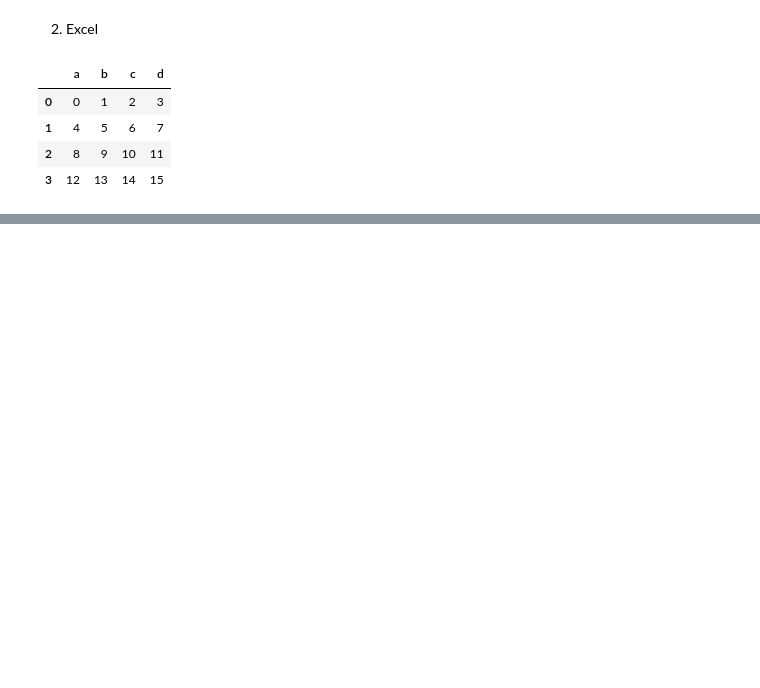
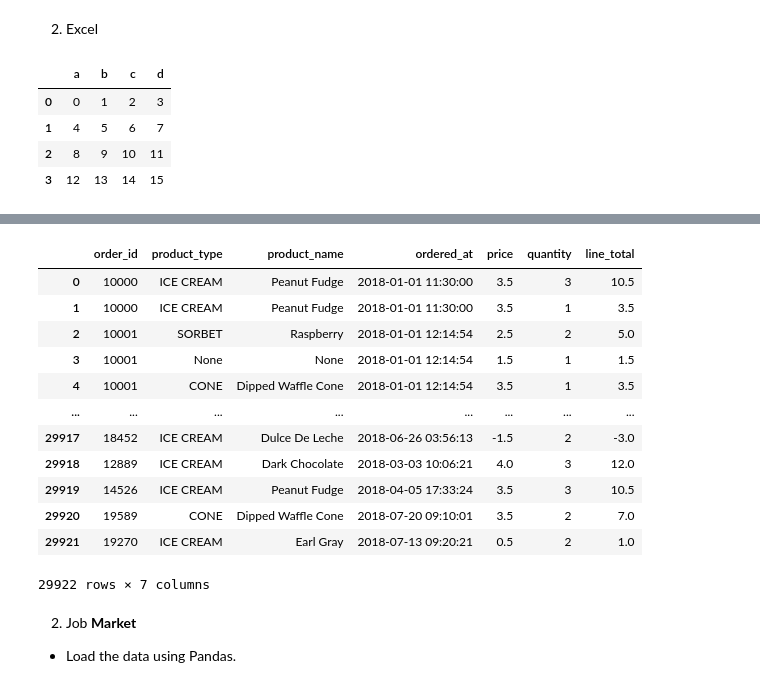
Before and after one commit to BuiThiThuyNgoc/MKTG5883, a Jupyter notebook: week2/lab2.ipynb, the cells around one changed output, grey strips where cells are left out. Cells and saved outputs as stored; diff of their text form; code cells hidden in the pictures; blank space fills up the shorter version.

```diff
--- a/week2/lab2.ipynb
+++ b/week2/lab2.ipynb
@@ -1082,0 +1218,33 @@ pd.read_excel('Excel_Sample.xlsx',sheet_name = 'Sheet1')
+# %%
+df = pd.read_csv('sales_fixed.csv')
+# %%
+pattern = re.compile(r'"(.+)"\s(.+)')
+# %%
+df = df.apply(lambda row: pd.Series({
+    "order_id": row["order_id"],
+    "product_type": pattern.match(str(row["name"])).group(1) if pattern.match(str(row["name"])) else None,
+    "product_name": pattern.match(str(row["name"])).group(2) if pattern.match(str(row["name"])) else None,
+    "ordered_at": pd.to_datetime(str(row["ordered_at"])),
+    "price": float(str(row["price"]).replace("$", "")),
+    "quantity": int(row["quantity"]),
+    "line_total": float(str(row["line_total"]).replace("$", ""))
+}), axis=1)
+# %%
+df
+# %% [output]
+|  | order_id | product_type | product_name | ordered_at | price | quantity | line_total |
+| 0 | 10000 | ICE CREAM | Peanut Fudge | 2018-01-01 11:30:00 | 3.5 | 3 | 10.5 |
+| 1 | 10000 | ICE CREAM | Peanut Fudge | 2018-01-01 11:30:00 | 3.5 | 1 | 3.5 |
+| 2 | 10001 | SORBET | Raspberry | 2018-01-01 12:14:54 | 2.5 | 2 | 5.0 |
+| 3 | 10001 | None | None | 2018-01-01 12:14:54 | 1.5 | 1 | 1.5 |
+| 4 | 10001 | CONE | Dipped Waffle Cone | 2018-01-01 12:14:54 | 3.5 | 1 | 3.5 |
+| ... | ... | ... | ... | ... | ... | ... | ... |
+| 29917 | 18452 | ICE CREAM | Dulce De Leche | 2018-06-26 03:56:13 | -1.5 | 2 | -3.0 |
+| 29918 | 12889 | ICE CREAM | Dark Chocolate | 2018-03-03 10:06:21 | 4.0 | 3 | 12.0 |
+| 29919 | 14526 | ICE CREAM | Peanut Fudge | 2018-04-05 17:33:24 | 3.5 | 3 | 10.5 |
+| 29920 | 19589 | CONE | Dipped Waffle Cone | 2018-07-20 09:10:01 | 3.5 | 2 | 7.0 |
+| 29921 | 19270 | ICE CREAM | Earl Gray | 2018-07-13 09:20:21 | 0.5 | 2 | 1.0 |
+29922 rows × 7 columns
+# %% [markdown]
+2. Job **Market**
+- Load the data using Pandas.
```
Also changed, not shown: parts of 35 cells of this notebook.
